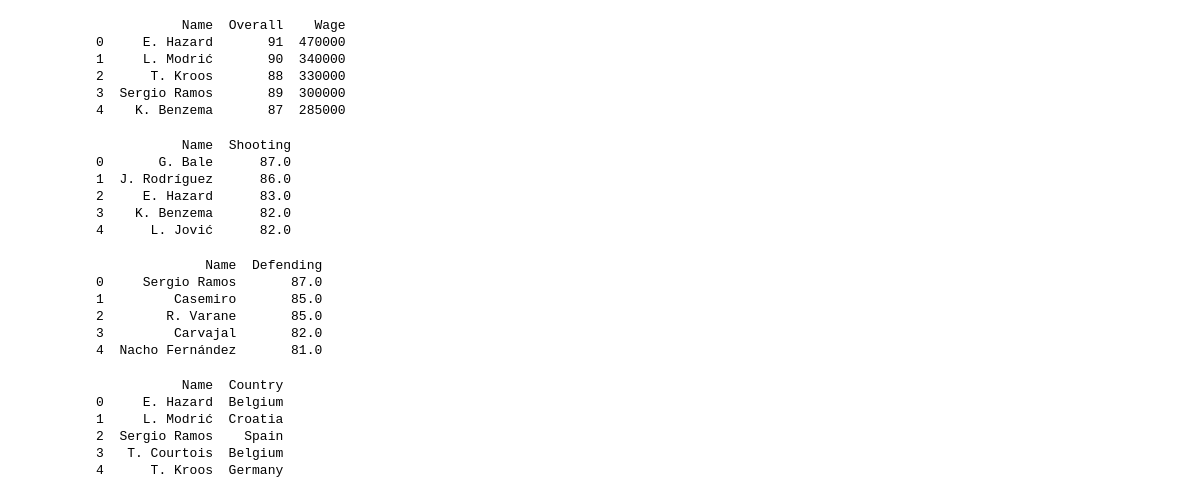
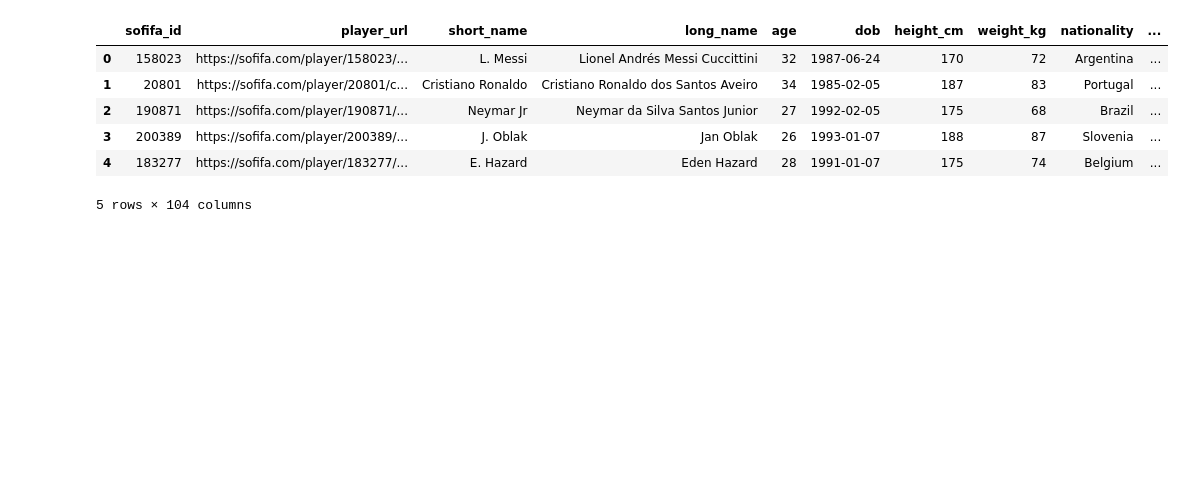
Before and after one commit to Thien-Nguyen-Git/FIFA_Players_Python, a Jupyter notebook: FIFA_Players.ipynb, the cells around one changed output. Cells and saved outputs as stored; diff of their text form; code cells hidden in the pictures; blank space fills up the shorter version.

```diff
--- a/FIFA_Players.ipynb
+++ b/FIFA_Players.ipynb
@@ -252,57 +1,20 @@ print(output)
-# %%
-# 15. Show wages records of top 5 players of 'Real Madrid' team.
-output = ps.sqldf("""select
-                        short_name as 'Name', overall as 'Overall', wage_eur as 'Wage'
-                        from df where club = 'Real Madrid' order by wage desc limit 5;
-                    """)
-print(output)
-# %% [output]
-           Name  Overall    Wage
-0     E. Hazard       91  470000
-1     L. Modrić       90  340000
-2      T. Kroos       88  330000
-3  Sergio Ramos       89  300000
-4    K. Benzema       87  285000
-# %%
-# 16. Show shooting records of top 5 players of 'Real Madrid' team.
-output = ps.sqldf("""select
-                        short_name as 'Name', shooting as 'Shooting'
-                        from df where club = 'Real Madrid' order by shooting desc limit 5;
-                    """)
-print(output)
-# %% [output]
-           Name  Shooting
-0       G. Bale      87.0
-1  J. Rodríguez      86.0
-2     E. Hazard      83.0
-3    K. Benzema      82.0
-4      L. Jović      82.0
-# %%
-# 17. Show defending records of top 5 players of 'Real Madrid' team.
-output = ps.sqldf("""select
-                        short_name as 'Name', defending as 'Defending'
-                        from df where club = 'Real Madrid'
-                        order by defending desc limit 5;
-                    """)
-print(output)
-# %% [output]
-              Name  Defending
-0     Sergio Ramos       87.0
-1         Casemiro       85.0
-2        R. Varane       85.0
-3         Carvajal       82.0
-4  Nacho Fernández       81.0
-# %%
-# 18. Show nationality records of top 5 players of 'Real Madrid' team.
-output = ps.sqldf("""select
-                        short_name as 'Name', nationality as 'Country'
-                        from df where club = 'Real Madrid' order by overall desc limit 5;
-                    """)
-print(output)
-# %% [output]
-           Name  Country
-0     E. Hazard  Belgium
-1     L. Modrić  Croatia
-2  Sergio Ramos    Spain
-3   T. Courtois  Belgium
-4      T. Kroos  Germany
+# %%
+import csv
+import pandas as pd
+import pandasql as ps
+import matplotlib.pyplot as plt
+
+data = pd.read_csv("players_20.csv")
+df = pd.DataFrame(data)
+# %%
+# 1. Load the csv file and show top 5 records from it.
+
+df.head()
+# %% [output]
+|  | sofifa_id | player_url | short_name | long_name | age | dob | height_cm | weight_kg | nationality | ... |
+| 0 | 158023 | https://sofifa.com/player/158023/... | L. Messi | Lionel Andrés Messi Cuccittini | 32 | 1987-06-24 | 170 | 72 | Argentina | ... |
+| 1 | 20801 | https://sofifa.com/player/20801/c... | Cristiano Ronaldo | Cristiano Ronaldo dos Santos Aveiro | 34 | 1985-02-05 | 187 | 83 | Portugal | ... |
+| 2 | 190871 | https://sofifa.com/player/190871/... | Neymar Jr | Neymar da Silva Santos Junior | 27 | 1992-02-05 | 175 | 68 | Brazil | ... |
+| 3 | 200389 | https://sofifa.com/player/200389/... | J. Oblak | Jan Oblak | 26 | 1993-01-07 | 188 | 87 | Slovenia | ... |
+| 4 | 183277 | https://sofifa.com/player/183277/... | E. Hazard | Eden Hazard | 28 | 1991-01-07 | 175 | 74 | Belgium | ... |
+5 rows × 104 columns
```
Also changed, not shown: parts of 37 cells of this notebook.
